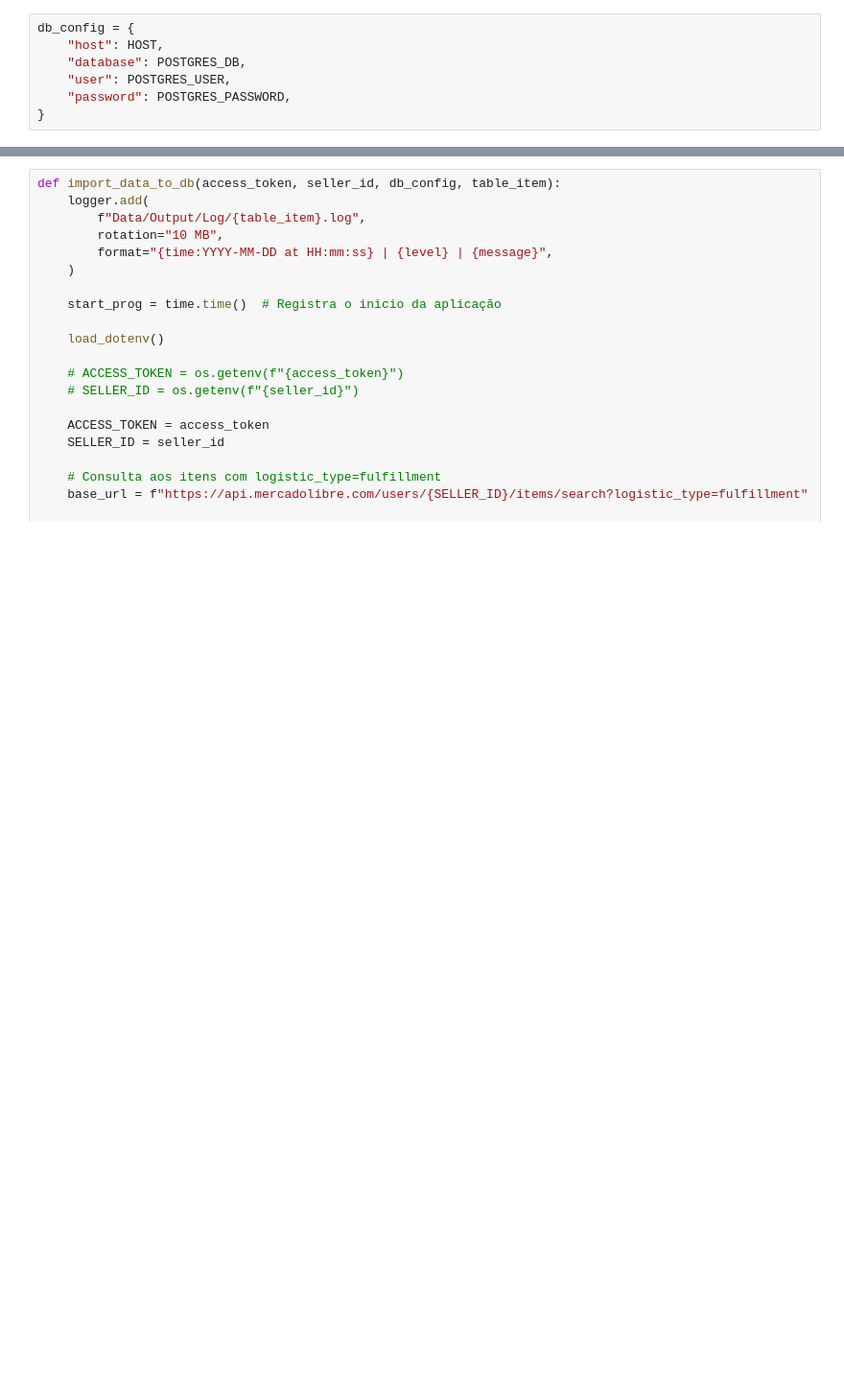
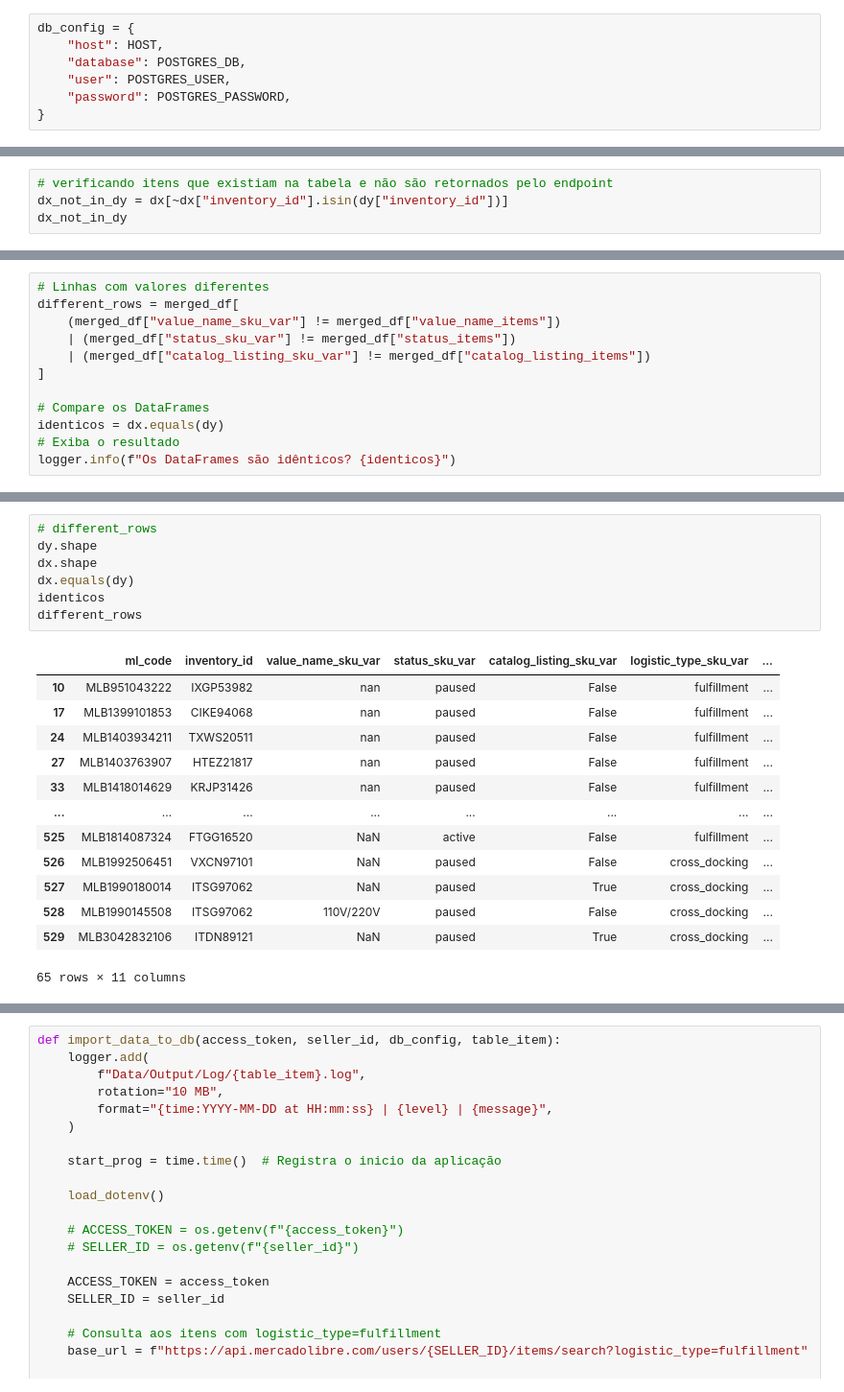
Before and after one commit to lpcoutinho/mcenter_streamlit, a Jupyter notebook: Notebooks/rotinas/get_items.ipynb, the cells around one changed output, grey strips where cells are left out. Shown: that part at 96% size. Cells and saved outputs as stored; diff of their text form; blank space fills up the shorter version.

```diff
--- a/Notebooks/rotinas/get_items.ipynb
+++ b/Notebooks/rotinas/get_items.ipynb
@@ -36,0 +384,4 @@ db_config = {
+# %%
+# verificando itens que existiam na tabela e não são retornados pelo endpoint
+dx_not_in_dy = dx[~dx["inventory_id"].isin(dy["inventory_id"])]
+dx_not_in_dy
@@ -36,0 +632,12 @@ db_config = {
+# %%
+# Linhas com valores diferentes
+different_rows = merged_df[
+    (merged_df["value_name_sku_var"] != merged_df["value_name_items"])
+    | (merged_df["status_sku_var"] != merged_df["status_items"])
+    | (merged_df["catalog_listing_sku_var"] != merged_df["catalog_listing_items"])
+]
+
+# Compare os DataFrames
+identicos = dx.equals(dy)
+# Exiba o resultado
+logger.info(f"Os DataFrames são idênticos? {identicos}")
@@ -36,0 +646,21 @@ db_config = {
+# %%
+# different_rows
+dy.shape
+dx.shape
+dx.equals(dy)
+identicos
+different_rows
+# %% [output]
+|  | ml_code | inventory_id | value_name_sku_var | status_sku_var | catalog_listing_sku_var | logistic_type_sku_var | ... |
+| 10 | MLB951043222 | IXGP53982 | nan | paused | False | fulfillment | ... |
+| 17 | MLB1399101853 | CIKE94068 | nan | paused | False | fulfillment | ... |
+| 24 | MLB1403934211 | TXWS20511 | nan | paused | False | fulfillment | ... |
+| 27 | MLB1403763907 | HTEZ21817 | nan | paused | False | fulfillment | ... |
+| 33 | MLB1418014629 | KRJP31426 | nan | paused | False | fulfillment | ... |
+| ... | ... | ... | ... | ... | ... | ... | ... |
+| 525 | MLB1814087324 | FTGG16520 | NaN | active | False | fulfillment | ... |
+| 526 | MLB1992506451 | VXCN97101 | NaN | paused | False | cross_docking | ... |
+| 527 | MLB1990180014 | ITSG97062 | NaN | paused | True | cross_docking | ... |
+| 528 | MLB1990145508 | ITSG97062 | 110V/220V | paused | False | cross_docking | ... |
+| 529 | MLB3042832106 | ITDN89121 | NaN | paused | True | cross_docking | ... |
+65 rows × 11 columns
```
Also changed, not shown: parts of 34 cells of this notebook, 11 other files.
